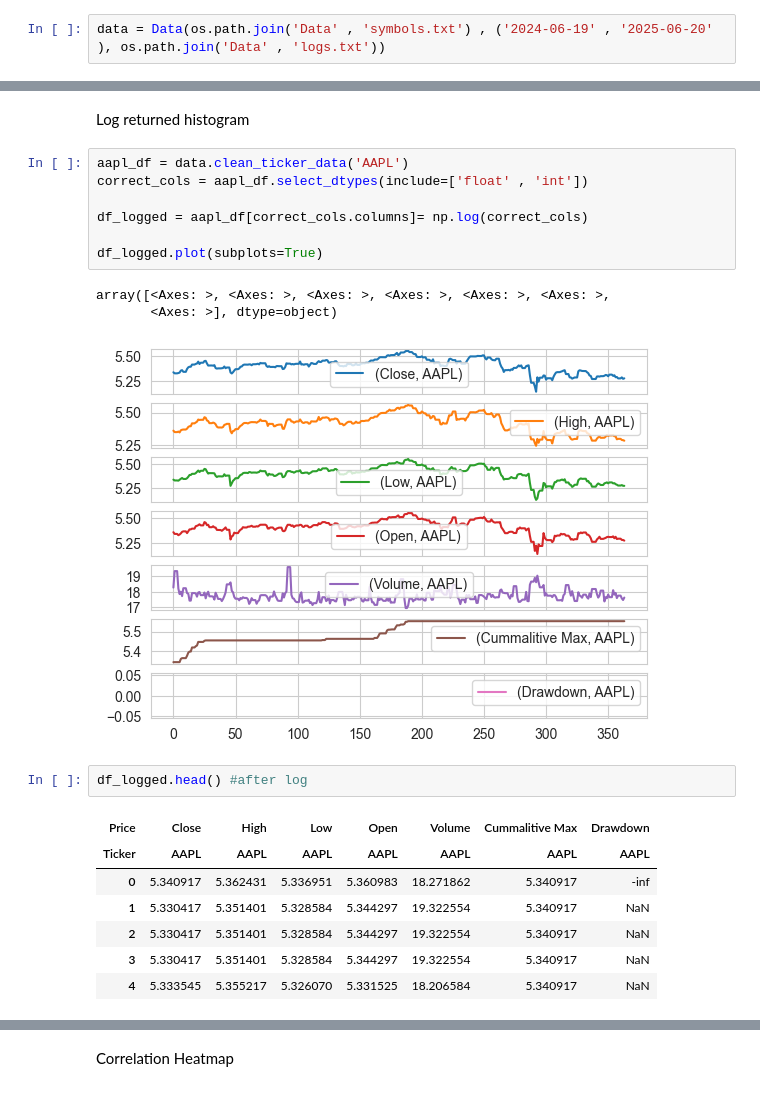
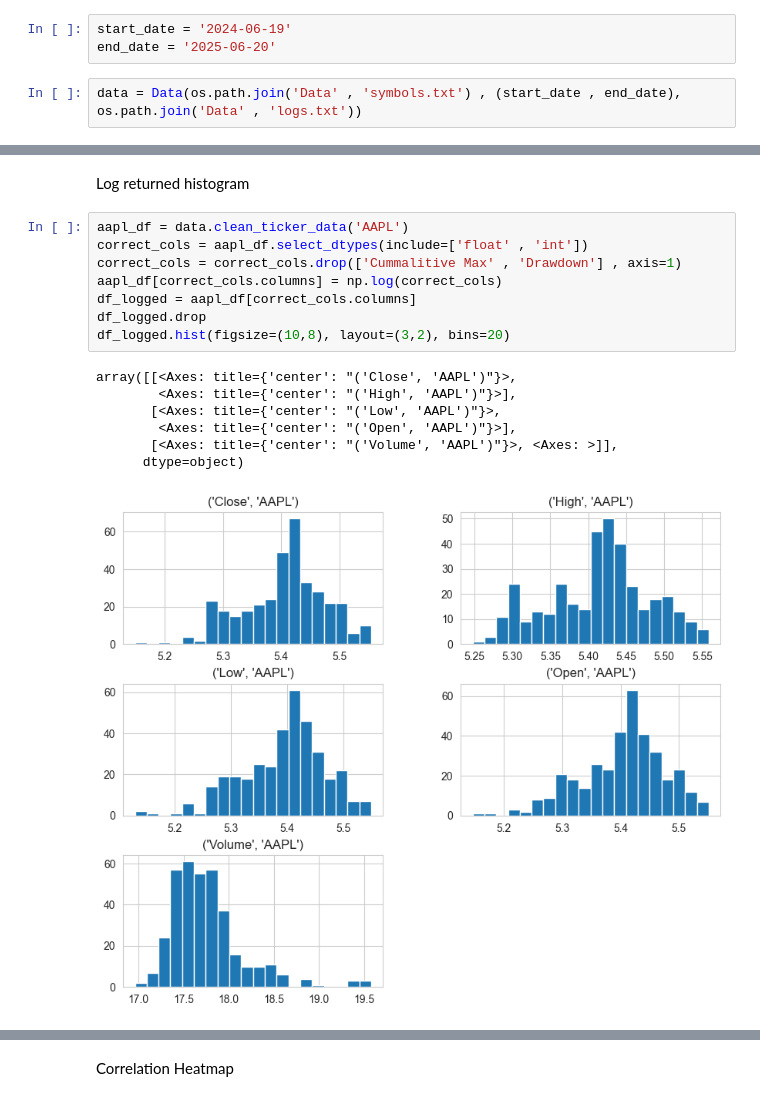
Before and after one commit to humaspasta/Market-Data-Pipeline-Descriptive-Analytics, a Jupyter notebook: project_1_data_pipeline.ipynb, the cells around one changed output, grey strips where cells are left out. Drawn from its saved outputs; the diff is of its cells as text.

```diff
--- a/project_1_data_pipeline.ipynb
+++ b/project_1_data_pipeline.ipynb
@@ -29,8 +29,11 @@ import copy
 import numpy as np
 # %%
 sns.set_style('whitegrid')
+# %%
+start_date = '2024-06-19'
+end_date = '2025-06-20'
 # %%
-data = Data(os.path.join('Data' , 'symbols.txt') , ('2024-06-19' , '2025-06-20' ), os.path.join('Data' , 'logs.txt'))
+data = Data(os.path.join('Data' , 'symbols.txt') , (start_date , end_date), os.path.join('Data' , 'logs.txt'))
 # %%
 data.get_tickers()
 curr_tickers = copy.copy(data.tickers_list)
@@ -200,21 +161,16 @@ Log returned histogram
 # %%
 aapl_df = data.clean_ticker_data('AAPL')
 correct_cols = aapl_df.select_dtypes(include=['float' , 'int'])
-
-df_logged = aapl_df[correct_cols.columns]= np.log(correct_cols)
-
-df_logged.plot(subplots=True)
+correct_cols = correct_cols.drop(['Cummalitive Max' , 'Drawdown'] , axis=1)
+aapl_df[correct_cols.columns] = np.log(correct_cols)
+df_logged = aapl_df[correct_cols.columns]
+df_logged.drop
+df_logged.hist(figsize=(10,8), layout=(3,2), bins=20)
 # %% [output]
-array([<Axes: >, <Axes: >, <Axes: >, <Axes: >, <Axes: >, <Axes: >,
-       <Axes: >], dtype=object)
+array([[<Axes: title={'center': "('Close', 'AAPL')"}>,
+        <Axes: title={'center': "('High', 'AAPL')"}>],
+       [<Axes: title={'center': "('Low', 'AAPL')"}>,
+        <Axes: title={'center': "('Open', 'AAPL')"}>],
+       [<Axes: title={'center': "('Volume', 'AAPL')"}>, <Axes: >]],
+      dtype=object)
-[figure, old version]
+[figure, new version]
-# %%
-df_logged.head() #after log
-# %% [output]
-| Price | Close | High | Low | Open | Volume | Cummalitive Max | Drawdown |
-| Ticker | AAPL | AAPL | AAPL | AAPL | AAPL | AAPL | AAPL |
-| 0 | 5.340917 | 5.362431 | 5.336951 | 5.360983 | 18.271862 | 5.340917 | -inf |
-| 1 | 5.330417 | 5.351401 | 5.328584 | 5.344297 | 19.322554 | 5.340917 | NaN |
-| 2 | 5.330417 | 5.351401 | 5.328584 | 5.344297 | 19.322554 | 5.340917 | NaN |
-| 3 | 5.330417 | 5.351401 | 5.328584 | 5.344297 | 19.322554 | 5.340917 | NaN |
-| 4 | 5.333545 | 5.355217 | 5.326070 | 5.331525 | 18.206584 | 5.340917 | NaN |
```
Also changed, not shown: parts of 7 cells of this notebook, 4 other files.
